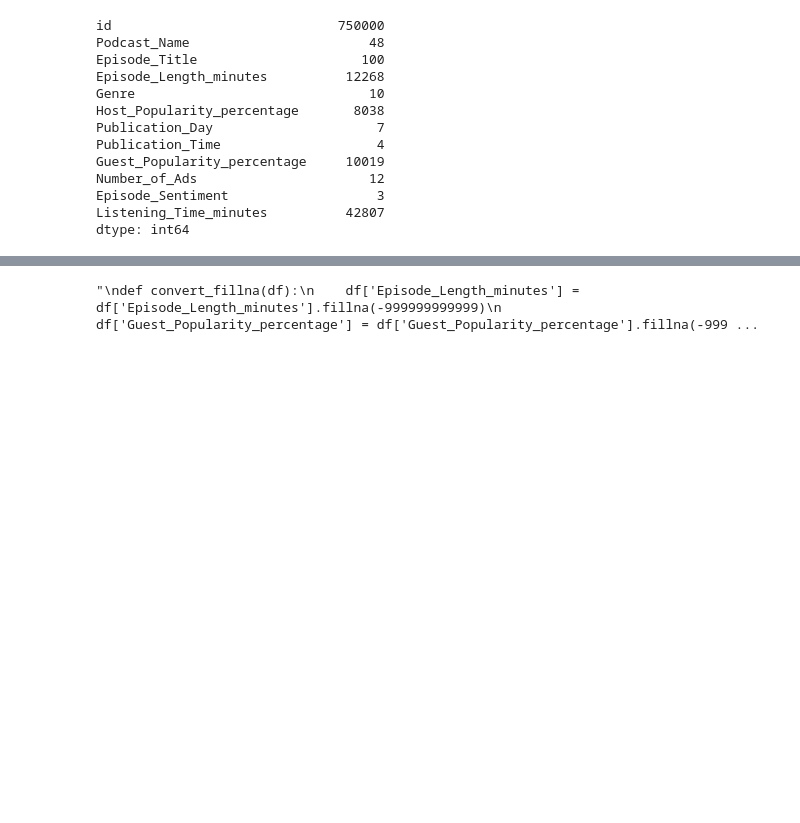
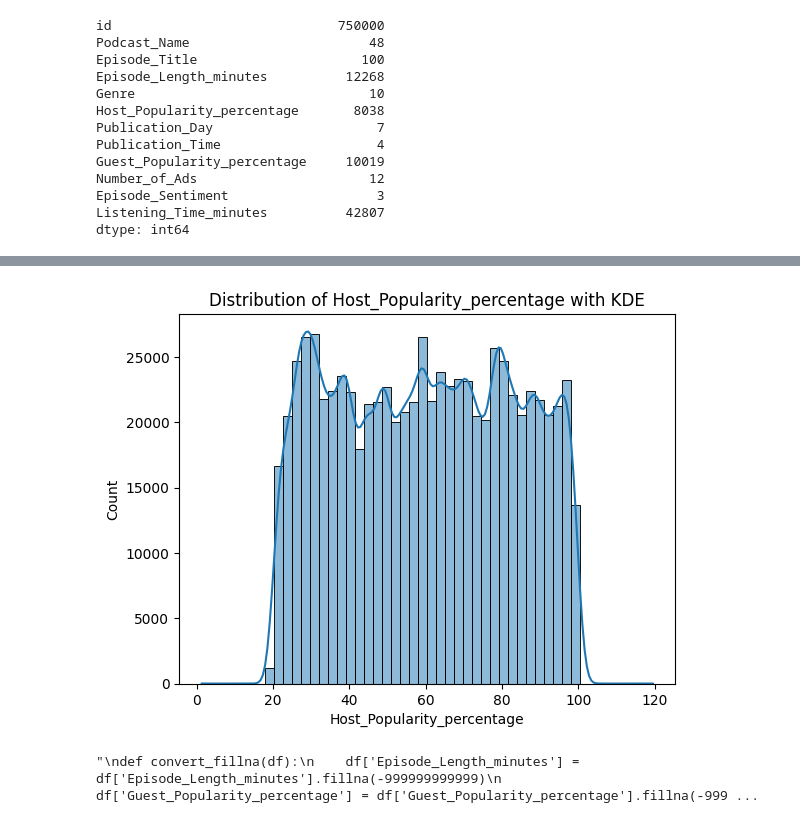
Before and after one commit to yasuo-kouki/playground, a Jupyter notebook: radom_forest.ipynb, the cells around one changed output, grey strips where cells are left out. Drawn from its saved outputs; the diff is of its cells as text; code cells hidden in the pictures; blank space fills up the shorter version.

```diff
--- a/radom_forest.ipynb
+++ b/radom_forest.ipynb
@@ -155,3 +165,12 @@ dtype: int64
+# %%
+import seaborn as sns
+import matplotlib.pyplot as plt
+
+sns.histplot(train['Host_Popularity_percentage'].dropna(), kde=True, bins=50)
+plt.title('Distribution of Host_Popularity_percentage with KDE')
+plt.show()
+# %% [output]
+[figure, added]
 # %%
 #""" 異常値の処理
 def clean_abnormal_values(df):
```
Also changed, not shown: parts of 9 cells of this notebook, 4 other files.
